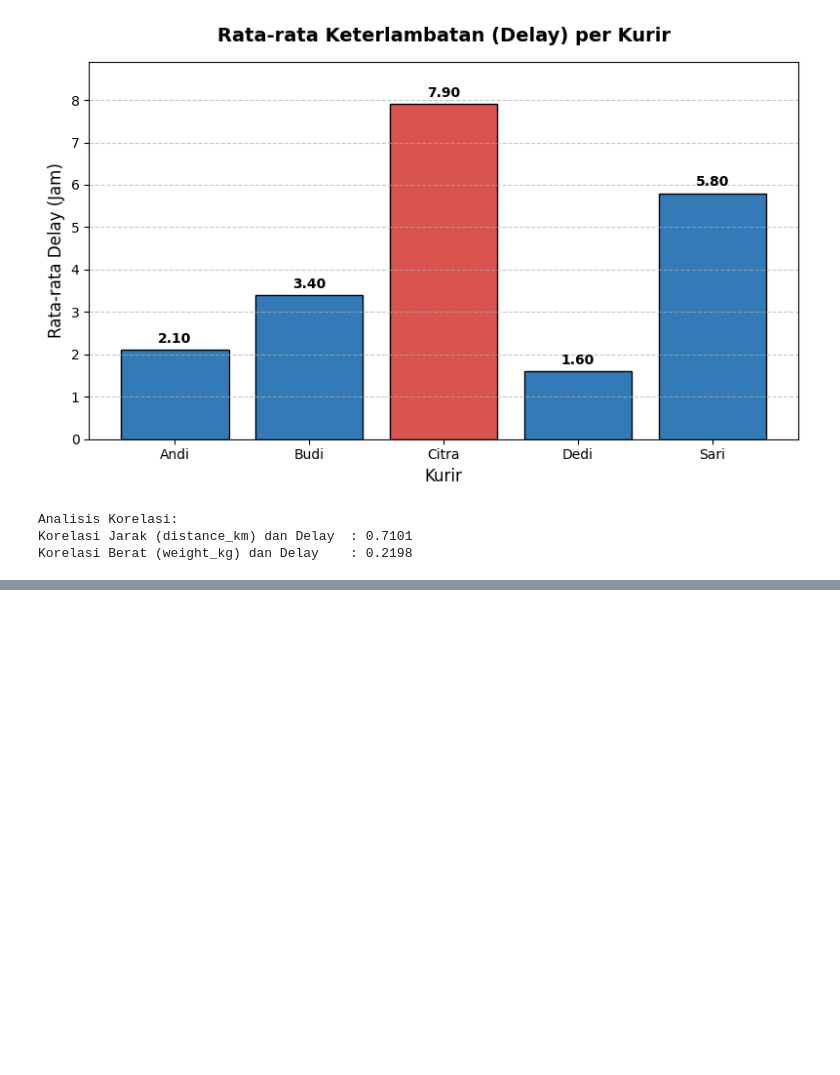
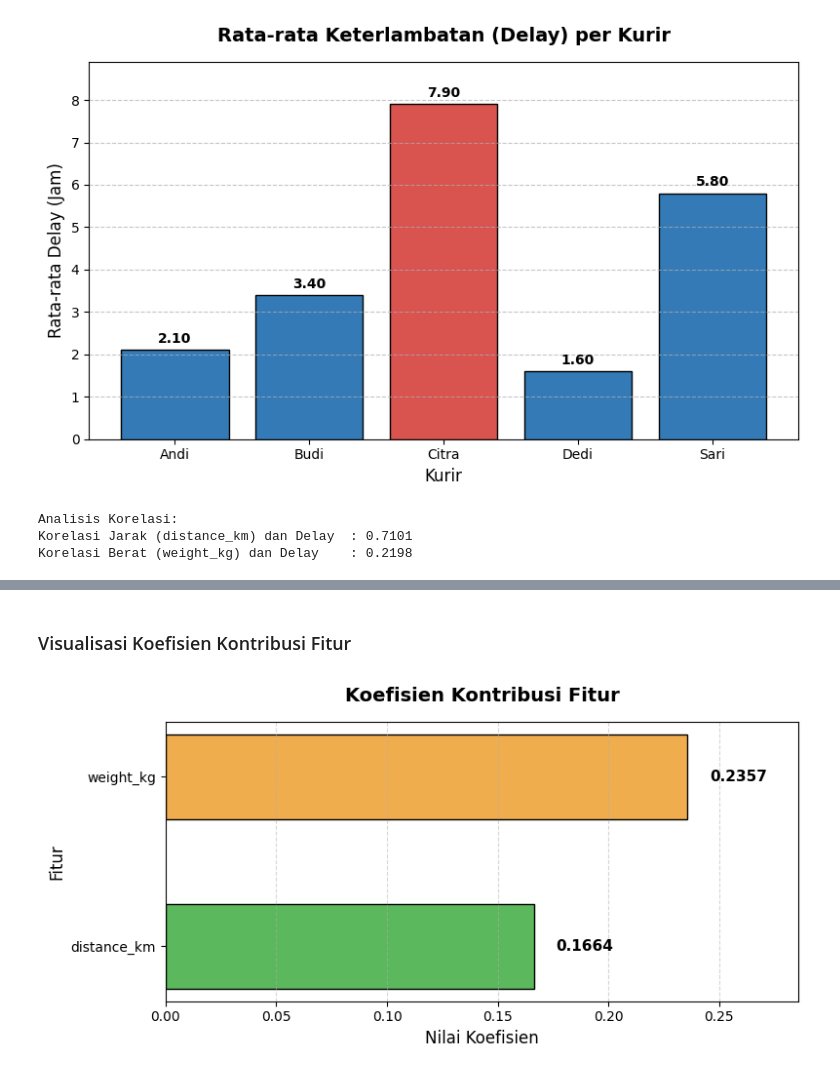
Before and after one commit to AhmadKusumahDEV/anteraja-capstone-muhammad_fatur, a Jupyter notebook: shipment-delivery-analysis.ipynb, the cells around one changed output, grey strips where cells are left out. Cells and saved outputs as stored; diff of their text form; code cells hidden in the pictures; blank space fills up the shorter version.

```diff
--- a/shipment-delivery-analysis.ipynb
+++ b/shipment-delivery-analysis.ipynb
@@ -135,0 +189,26 @@ Korelasi Berat (weight_kg) dan Delay    : 0.2198
+# %% [markdown]
+### Visualisasi Koefisien Kontribusi Fitur
+# %%
+# Ambil koefisien dari model
+features = ['distance_km', 'weight_kg']
+coefficients = model.coef_
+
+# Bar Chart Horizontal untuk Koefisien Fitur
+plt.figure(figsize=(8, 4))
+colors = ['#5cb85c', '#f0ad4e']
+bars = plt.barh(features, coefficients, color=colors, edgecolor='black', height=0.5)
+
+for bar in bars:
+    width = bar.get_width()
+    plt.text(width + 0.01, bar.get_y() + bar.get_height()/2.0, f'{width:.4f}',
+             ha='left', va='center', fontsize=11, fontweight='bold')
+
+plt.title('Koefisien Kontribusi Fitur', fontsize=14, fontweight='bold', pad=15)
+plt.xlabel('Nilai Koefisien', fontsize=12)
+plt.ylabel('Fitur', fontsize=12)
+plt.xlim(0, max(coefficients) + 0.05)
+plt.grid(axis='x', linestyle='--', alpha=0.5)
+plt.tight_layout()
+plt.show()
+# %% [output]
+[figure, added]
```
Also changed, not shown: parts of 7 cells of this notebook.
